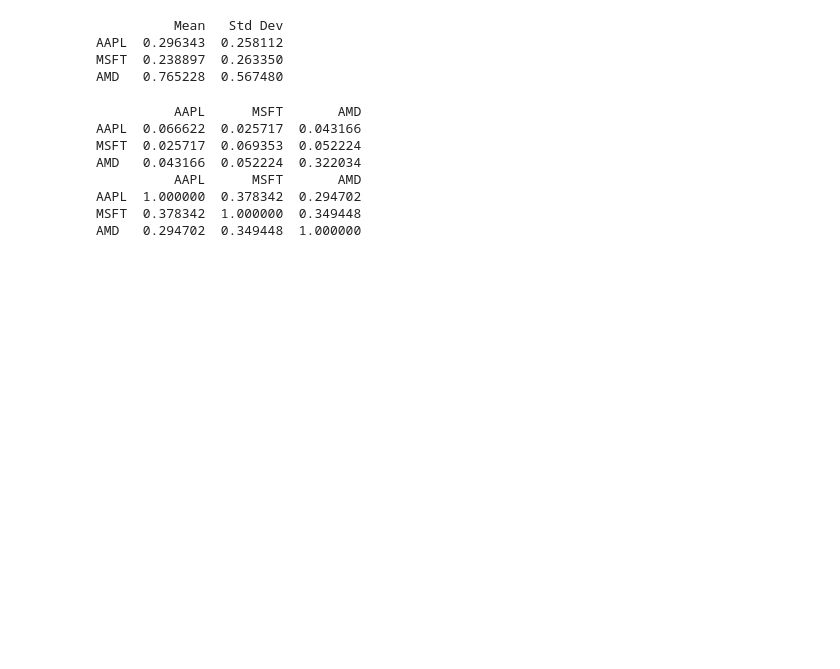
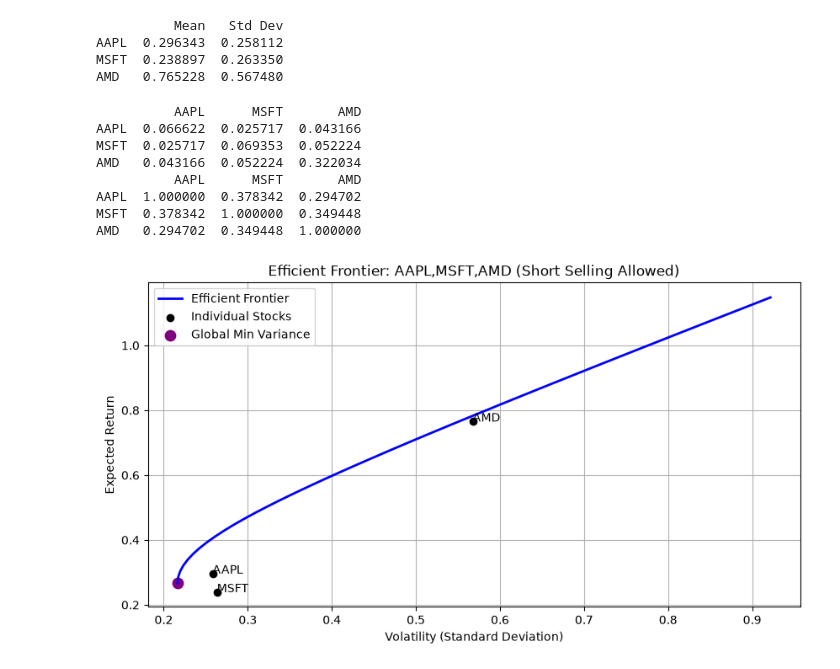
Before and after one commit to Shri-2006/BUS-367-HW3, a Jupyter notebook: Shriyans_Singh_114807762_BUS367_HW3.ipynb, the cells around one changed output. Drawn from its saved outputs; the diff is of its cells as text; code cells hidden in the pictures; blank space fills up the shorter version.

```diff
--- a/Shriyans_Singh_114807762_BUS367_HW3.ipynb
+++ b/Shriyans_Singh_114807762_BUS367_HW3.ipynb
@@ -50,32 +50,59 @@ AAPL  1.000000  0.378342  0.294702
 MSFT  0.378342  1.000000  0.349448
 AMD   0.294702  0.349448  1.000000
 # %%
-#q4
-m=annual_avg.values
-sig=(252*returns.cov()).values
-n=list(returns.columns)
-stds=np.sqrt(np.diag(sig))#https://www.geeksforgeeks.org/python/numpy-diag-python/
+#q4-doesn't state whether short selling is allowed or not so im assuming short selling is allowed
+mu=annual_avg.values
+Sigma=(252*returns.cov()).values
+names=list(returns.columns)
+stds=np.sqrt(np.diag(Sigma))#https://www.geeksforgeeks.org/python/numpy-diag-python/
 
 #class 19 to 21 had alot, so im reusing it.
 def global_min_variance_portfolio(Sigma):
     n = Sigma.shape[0]
     Sigma_inv = np.linalg.inv(Sigma)#comp inverse
     ones = np.ones(n)  #vectors of 1s have length n
     w_gmv = Sigma_inv @ ones
     w_gmv /= np.sum(w_gmv)
     return w_gmv
 
 
 def min_var_portfolio(r, Sigma, target_return):
     n = len(r) #total asset num from legnth of expected
     mu = np.array(r)
     Sigma = np.array(Sigma)
     Sigma_inv = np.linalg.inv(Sigma)
     A = mu @ Sigma_inv @ mu#scalar const
     B = mu @ Sigma_inv @ np.ones(n)
     C = np.ones(n) @ Sigma_inv @ np.ones(n)
     D = A * C - B**2
     lambda1 = (C * target_return - B) / D
     lambda2 = (A - B * target_return) / D
     w = Sigma_inv @ (lambda1 * mu + lambda2 * np.ones(n))
     return w
+
+w_gmv = global_min_variance_portfolio(Sigma)#leftmost point of the frontier is here
+r_gmv = mu @ w_gmv
+sigma_gmv = np.sqrt(w_gmv @ Sigma @ w_gmv)
+
+# Efficient frontier
+target_returns = np.linspace(r_gmv,mu.max()*1.5, 50)
+frontier_vols, frontier_rets = [], []
+for r_target in target_returns:
+    w = min_var_portfolio(mu, Sigma, r_target)
+    frontier_rets.append(mu@w)
+    frontier_vols.append(np.sqrt(w @ Sigma @ w))
+
+plt.figure(figsize=(10,5))
+plt.plot(frontier_vols, frontier_rets, 'b-', lw=2, label='Efficient Frontier')
+plt.scatter(stds, mu, color='black',label='Individual Stocks')
+plt.title("Efficient Frontier: AAPL,MSFT,AMD (Short Selling Allowed)")
+for i,n in enumerate(names):
+    plt.annotate(n,(stds[i],mu[i]))
+plt.scatter(sigma_gmv, r_gmv, color='purple',s=80,label='Global Min Variance')
+plt.xlabel("Volatility (Standard Deviation)")
+plt.ylabel("Expected Return")
+plt.legend()
+plt.grid(True)
+plt.show()
+# %% [output]
+[figure, added]
```
Also changed, not shown: parts of 4 cells of this notebook.
